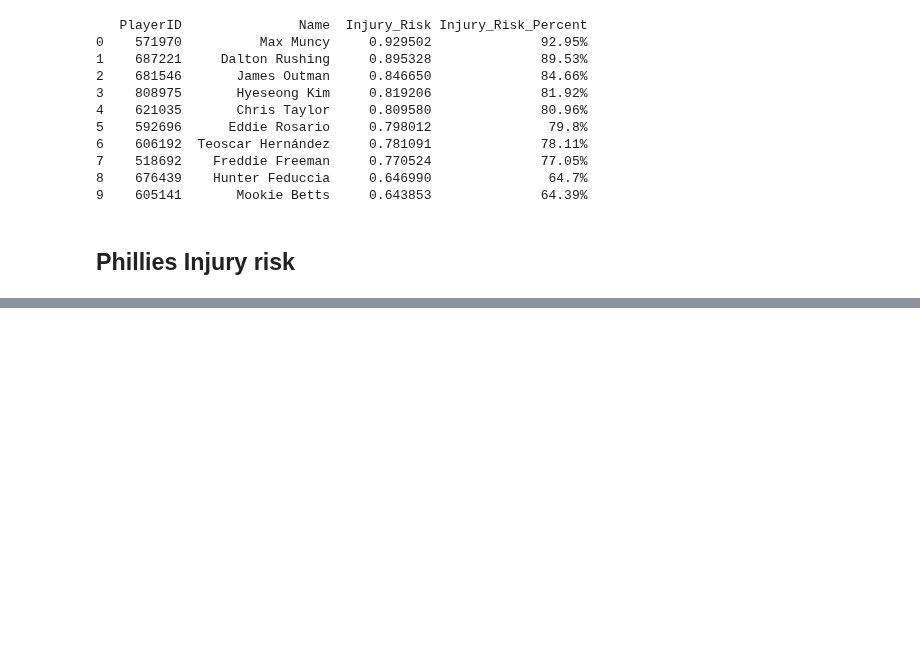
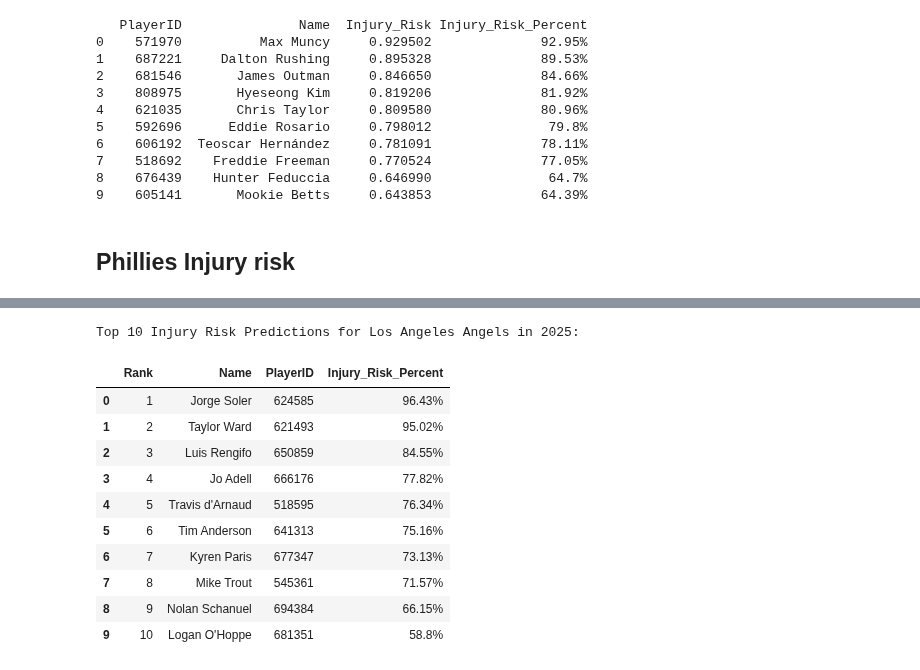
Before and after one commit to laniel123/MLB_Injury_Report, a Jupyter notebook: mlb/notebooks/Risk Predictor.ipynb, the cells around one changed output, grey strips where cells are left out. Saved outputs shown, nothing was run; the diff lists cells and outputs as text; code cells hidden in the pictures; blank space fills up the shorter version.

```diff
--- a/mlb/notebooks/Risk Predictor.ipynb
+++ b/mlb/notebooks/Risk Predictor.ipynb
@@ -419,0 +442,79 @@ phillies_ranked_risk['Injury_Risk_Percent'] = (phillies_ranked_risk['Injury_Risk
+# %%
+# Choose team and season
+selected_team = 'Los Angeles Angels'  # <-- change this to any MLB team
+selected_year = 2025 # <-- change this to any year
+
+# Filter game logs for the selected team and season
+team_game_logs = game_logs[
+    (game_logs['Team'] == selected_team) & (game_logs['Date'].dt.year == selected_year)
+]
+
+# Preprocess data
+team_new_game_logs = team_game_logs.copy()
+team_new_game_logs = team_new_game_logs.drop(columns=["Name", "Date", "Team", "OPP"])
+team_stats_cols = team_new_game_logs.drop(columns=["PlayerID", "Injured"]).columns
+
+# Calculate rolling averages
+team_new_game_logs_numeric = team_new_game_logs[team_stats_cols].apply(pd.to_numeric, errors='coerce')
+team_roll5 = (
+    team_new_game_logs_numeric.groupby(team_new_game_logs["PlayerID"])
+    .rolling(5, min_periods=1).mean().reset_index(level=0, drop=True).add_suffix('_roll5')
+)
+team_roll10 = (
+    team_new_game_logs_numeric.groupby(team_new_game_logs["PlayerID"])
+    .rolling(10, min_periods=1).mean().reset_index(level=0, drop=True).add_suffix('_roll10')
+)
+
+# Combine once to avoid fragmentation
+team_new_game_logs = pd.concat([team_new_game_logs, team_roll5, team_roll10], axis=1)
+team_new_game_logs = team_new_game_logs.drop(columns=list(team_stats_cols) + ["PlayerID"])
+team_new_game_logs = team_new_game_logs.fillna(0)
+
+# Filter active, uninjured players
+team_uninjured_players = team_new_game_logs[team_new_game_logs['Injured'] == 0]
+
+# Prepare data for prediction
+X_team_uninjured = team_uninjured_players.drop(columns=['Injured'])
+X_team_uninjured = X_team_uninjured[feature_names]
+
+# Predict injury risk
+team_injury_probs = xgb_model.predict_proba(X_team_uninjured)[:, 1]
+
+# Add predictions
+team_uninjured_players = team_uninjured_players.copy()
+team_uninjured_players['Injury_Risk'] = team_injury_probs
+
+# Add back PlayerID and Name
+team_uninjured_players['PlayerID'] = game_logs.loc[team_uninjured_players.index, 'PlayerID']
+team_uninjured_players['Name'] = game_logs.loc[team_uninjured_players.index, 'Name']
+
+# Rank players by risk (keep only highest per player)
+team_ranked_risk = (
+    team_uninjured_players[['PlayerID', 'Name', 'Injury_Risk']]
+    .sort_values(by='Injury_Risk', ascending=False)
+    .drop_duplicates(subset=['PlayerID'], keep='first')
+    .reset_index(drop=True)
+)
+team_ranked_risk['Injury_Risk_Percent'] = (team_ranked_risk['Injury_Risk'] * 100).round(2).astype(str) + '%'
+
+
+# Add a rank column
+team_ranked_risk['Rank'] = team_ranked_risk['Injury_Risk'].rank(method='first', ascending=False).astype(int)
+team_ranked_risk = team_ranked_risk[['Rank', 'Name', 'PlayerID', 'Injury_Risk_Percent']]
+
+# Show top 10 players with highest injury risk
+print(f"Top 10 Injury Risk Predictions for {selected_team} in {selected_year}:")
+team_ranked_risk.head(10)
+# %% [output]
+Top 10 Injury Risk Predictions for Los Angeles Angels in 2025:
+|  | Rank | Name | PlayerID | Injury_Risk_Percent |
+| 0 | 1 | Jorge Soler | 624585 | 96.43% |
+| 1 | 2 | Taylor Ward | 621493 | 95.02% |
+| 2 | 3 | Luis Rengifo | 650859 | 84.55% |
+| 3 | 4 | Jo Adell | 666176 | 77.82% |
+| 4 | 5 | Travis d'Arnaud | 518595 | 76.34% |
+| 5 | 6 | Tim Anderson | 641313 | 75.16% |
+| 6 | 7 | Kyren Paris | 677347 | 73.13% |
+| 7 | 8 | Mike Trout | 545361 | 71.57% |
+| 8 | 9 | Nolan Schanuel | 694384 | 66.15% |
+| 9 | 10 | Logan O'Hoppe | 681351 | 58.8% |
```
Also changed, not shown: parts of 5 cells of this notebook, 5 other files.
